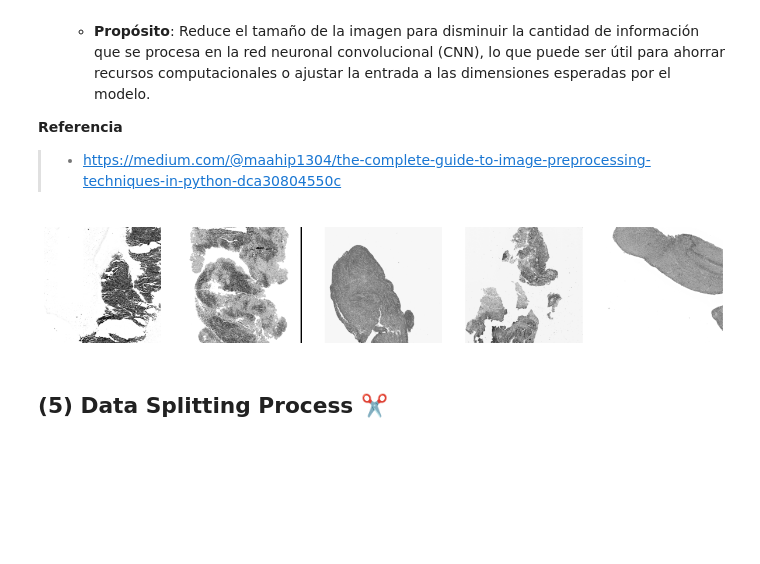
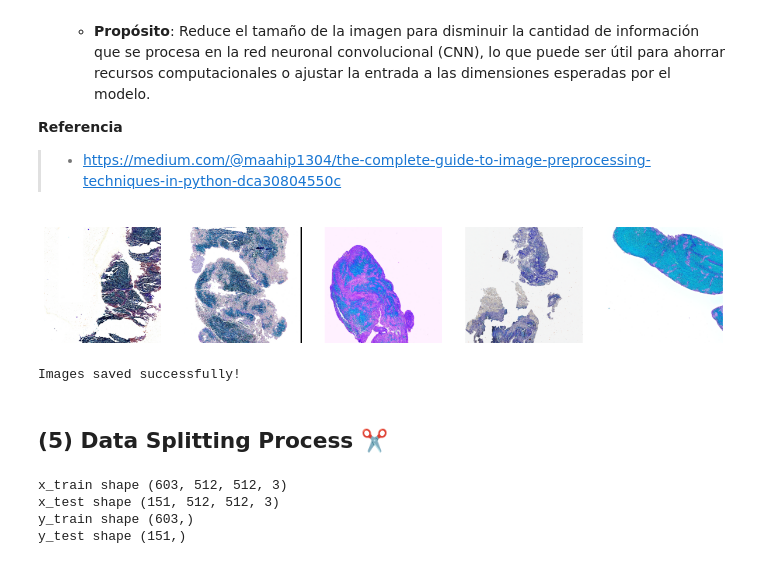
Before and after one commit to Andrea-gt/blood-clots, a Jupyter notebook: mayo-clinic-strip-ai.ipynb, the cells around one changed output. Saved outputs shown, nothing was run; the diff lists cells and outputs as text; code cells hidden in the pictures; blank space fills up the shorter version.

Commit message:
feat: Initial Model Implementation

```diff
--- a/mayo-clinic-strip-ai.ipynb
+++ b/mayo-clinic-strip-ai.ipynb
@@ -476,16 +499,21 @@ def preprocess(image_path):
     slide = OpenSlide(image_path)
     region = (1000, 1000)
     size = (5000, 5000)
+
+    # Read the region from the slide
     image = slide.read_region(region, 0, size)
+
+    # Convert the PIL image to a NumPy array
+    image = np.array(image)
+
+    # Convert from BGR to RGB
+    image = cv2.cvtColor(image, cv2.COLOR_BGRA2RGB)
+
     # Resize the image
     image = tf.image.resize(image, (512, 512))
-    # Convert to a numpy array
-    image = np.array(image)
-    # Convert the image to grayscale
-    grayscale_image = np.dot(image[..., :3], [0.2989, 0.5870, 0.1140])  # RGB to Grayscale
-    # Reason: Convert to grayscale if the model is designed for single-channel input.
+
     # Normalize pixel values to the range [0, 1]
-    normalized_image = grayscale_image / 255.0
+    normalized_image = image / 255.0
 
     return normalized_image
 # %%
@@ -534,15 +562,35 @@ Wall time: 42min 20s
 > - https://medium.com/@maahip1304/the-complete-guide-to-image-preprocessing-techniques-in-python-dca30804550c
 # %%
 # Create a figure with subplots
-fig, axes = plt.subplots(1, num_images_to_display, figsize=(15, 5))
+fig, axes = plt.subplots(1, 5, figsize=(15, 5))
 
 # Loop through the first few images in x_train and plot them
 for ax, img in zip(axes, x_train[:5]):
-    ax.imshow(img, cmap='gray')  # Display the image in grayscale
+    ax.imshow(img)  # Display the image in grayscale
     ax.axis('off')  # Turn off axis labels
 
 plt.show()  # Show the plot
 # %% [output]
-[figure, old version]
+[figure, new version]
+# %%
+output_directory = "512_RGB"
+
+# Create the new directory
+os.makedirs(output_directory, exist_ok=True)
+
+# Save each image into the new directory
+for idx, img_array in enumerate(x_train):
+    # Convert TensorFlow tensor to NumPy array
+    img_array_np = img_array.numpy()  # Convert to NumPy array
+
+    # Convert to uint8 for saving as images (assuming your images are normalized [0, 1])
+    img_array_np = (img_array_np * 255).astype(np.uint8)  # Scale to [0, 255]
+
+    # Save the image
+    plt.imsave(os.path.join(output_directory, f'image{idx+1}.png'), img_array_np)
+
+print("Images saved successfully!")
+# %% [output]
+Images saved successfully!
 # %% [markdown]
 ## **(5) Data Splitting Process ✂️**
@@ -548,0 +603,10 @@ plt.show()  # Show the plot
+# %%
+print("x_train shape", X_train.shape)
+print("x_test shape", X_val.shape)
+print("y_train shape", Y_train.shape)
+print("y_test shape", Y_val.shape)
+# %% [output]
+x_train shape (603, 512, 512, 3)
+x_test shape (151, 512, 512, 3)
+y_train shape (603,)
+y_test shape (151,)
```
Also changed, not shown: parts of 15 cells of this notebook.
